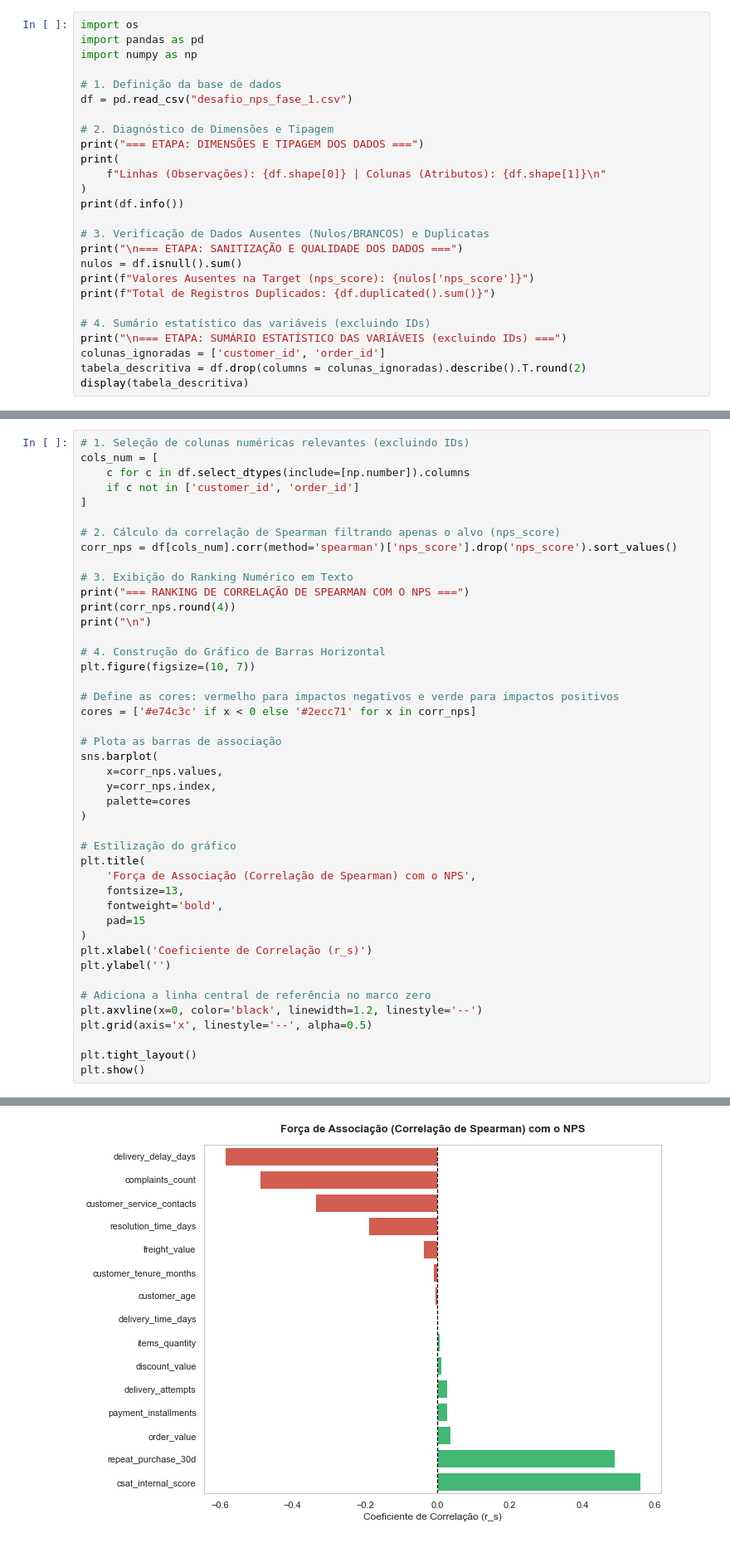
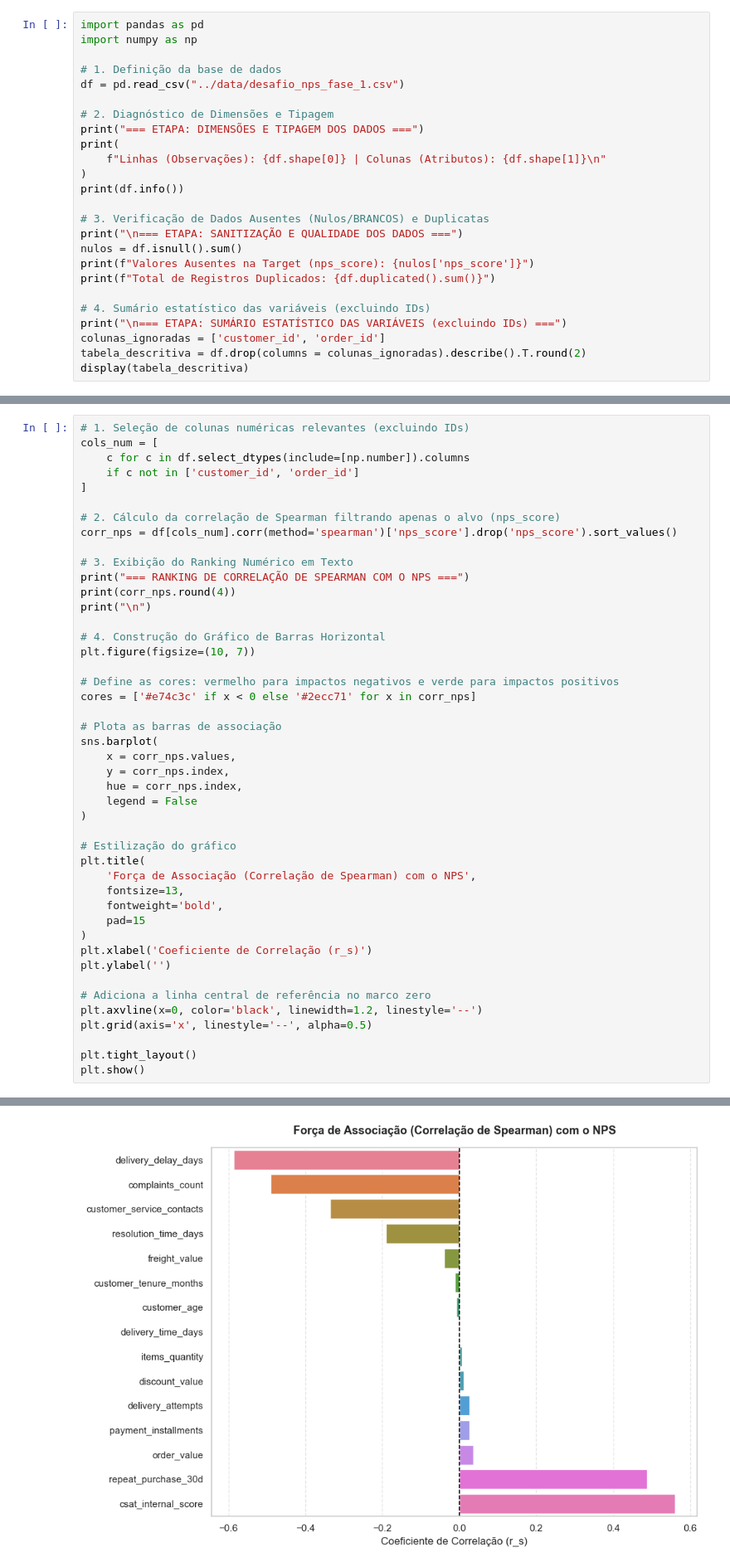
Before and after one commit to gerferson-andre/desafio_nps_fase_1, a Jupyter notebook: notebooks/tech_challenge_andre_v2.ipynb, the cells around one changed output, grey strips where cells are left out. Shown at 83% size. Drawn from its saved outputs; the diff is of its cells as text.

```diff
--- a/notebooks/tech_challenge_andre_v2.ipynb
+++ b/notebooks/tech_challenge_andre_v2.ipynb
@@ -107,12 +107,11 @@
 | **`customer_tenure_months`** | Preditora Comportamental | **INCLUÍDA** | Tempo de relacionamento / lealdade histórica. |
 | **`customer_region`** | Categorífica Geográfica | **INCLUÍDA** | Avaliação de disparidades regionais via Kruskal-Wallis / ANOVA. |
 # %%
-import os
 import pandas as pd
 import numpy as np
 
 # 1. Definição da base de dados
-df = pd.read_csv("desafio_nps_fase_1.csv")
+df = pd.read_csv("../data/desafio_nps_fase_1.csv")
 
 # 2. Diagnóstico de Dimensões e Tipagem
 print("=== ETAPA: DIMENSÕES E TIPAGEM DOS DADOS ===")
@@ -428,9 +411,10 @@ cores = ['#e74c3c' if x < 0 else '#2ecc71' for x in corr_nps]
 
 # Plota as barras de associação
 sns.barplot(
-    x=corr_nps.values,
-    y=corr_nps.index,
-    palette=cores
+    x = corr_nps.values,
+    y = corr_nps.index,
+    hue = corr_nps.index,
+    legend = False
 )
 
 # Estilização do gráfico
@@ -440,34 +424,34 @@ plt.title(
     fontweight='bold',
     pad=15
 )
 plt.xlabel('Coeficiente de Correlação (r_s)')
 plt.ylabel('')
 
 # Adiciona a linha central de referência no marco zero
 plt.axvline(x=0, color='black', linewidth=1.2, linestyle='--')
 plt.grid(axis='x', linestyle='--', alpha=0.5)
 
 plt.tight_layout()
 plt.show()
 # %% [output]
 === RANKING DE CORRELAÇÃO DE SPEARMAN COM O NPS ===
 delivery_delay_days         -0.5862
 complaints_count            -0.4903
 customer_service_contacts   -0.3364
 resolution_time_days        -0.1903
 freight_value               -0.0395
 customer_tenure_months      -0.0116
 customer_age                -0.0074
 delivery_time_days           0.0003
 items_quantity               0.0062
 discount_value               0.0116
 delivery_attempts            0.0263
 payment_installments         0.0267
 order_value                  0.0359
 repeat_purchase_30d          0.4888
 csat_internal_score          0.5609
 Name: nps_score, dtype: float64
-[figure, old version]
+[figure, new version]
 # %%
 # 1. Seleção de colunas numéricas relevantes (excluindo IDs)
 cols_num = [
```
Also changed, not shown: parts of 7 cells of this notebook, 1 other file.
